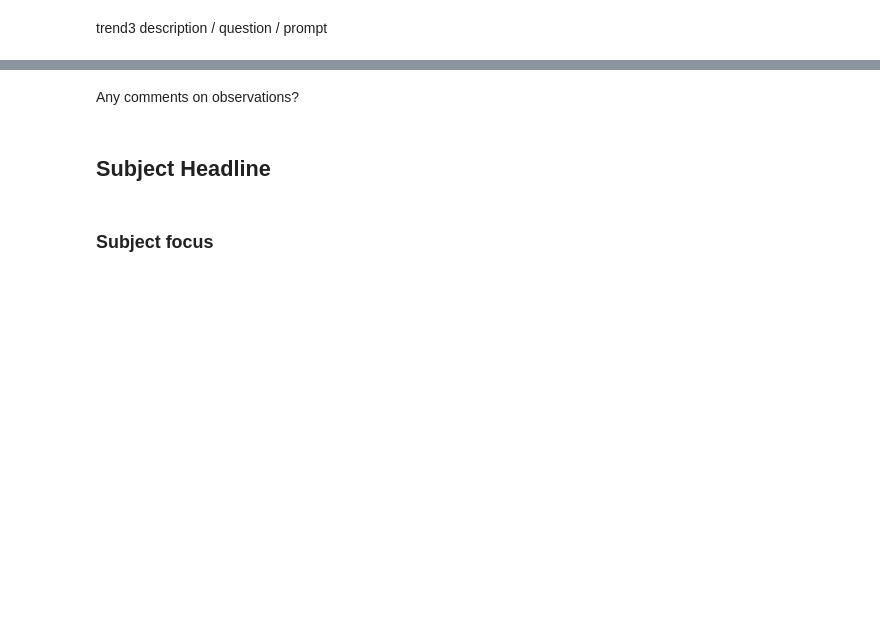
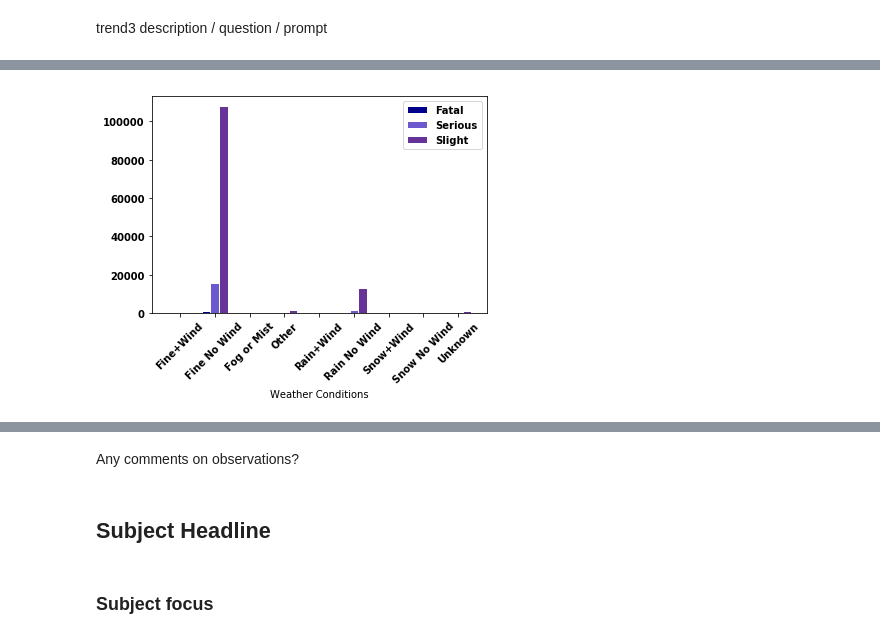
Before and after one commit to bailatrix/London-Traffic-Trends, a Jupyter notebook: main.ipynb, the cells around one changed output, grey strips where cells are left out. Drawn from its saved outputs; the diff is of its cells as text; code cells hidden in the pictures; blank space fills up the shorter version.

```diff
--- a/main.ipynb
+++ b/main.ipynb
@@ -141,0 +297,29 @@ trend3 description / question / prompt
+# %%
+# Bar chart
+# set width of bar
+barWidth = 0.25
+
+# set height of bar
+bars1 = [12, 992, 5, 12, 5, 94, 0, 1, 10]
+bars2 = [116, 15774, 42, 302, 95, 1819, 8, 60, 149]
+bars3 = [595, 107849, 260, 1706, 550, 13028, 49, 674, 1015]
+
+# Set position of bar on X axis
+r1 = np.arange(len(bars1))
+r2 = [x + barWidth for x in r1]
+r3 = [x + barWidth for x in r2]
+
+# Make the plot
+plt.bar(r1, bars1, color='darkblue', width=barWidth, edgecolor='white', label='Fatal')
+plt.bar(r2, bars2, color='slateblue', width=barWidth, edgecolor='white', label='Serious')
+plt.bar(r3, bars3, color='rebeccapurple', width=barWidth, edgecolor='white', label='Slight')
+
+# Add xticks on the middle of the group bars
+plt.xlabel('Weather Conditions')
+plt.xticks([r + barWidth for r in range(len(bars1))], ['Fine+Wind', 'Fine No Wind', 'Fog or Mist', 'Other', 'Rain+Wind', 'Rain No Wind', 'Snow+Wind', 'Snow No Wind', 'Unknown'], rotation = 45)
+
+# Create legend & Show graphic
+plt.legend()
+plt.show()
+# %% [output]
+[figure, added]
```
Also changed, not shown: parts of 52 cells of this notebook.
